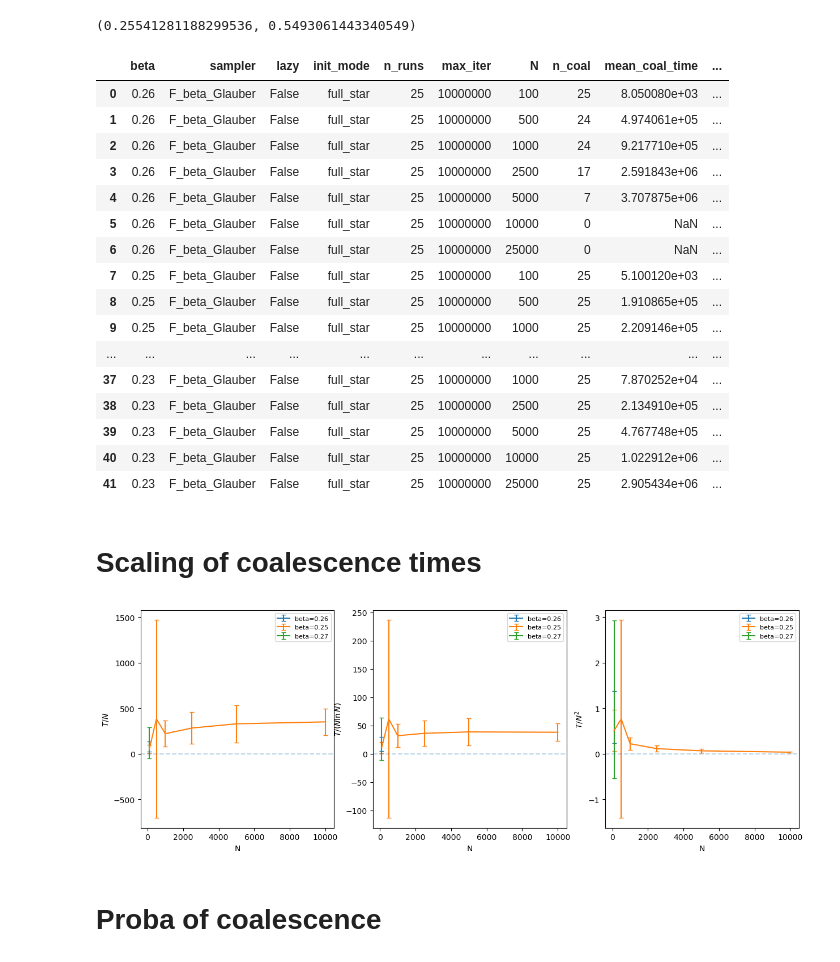
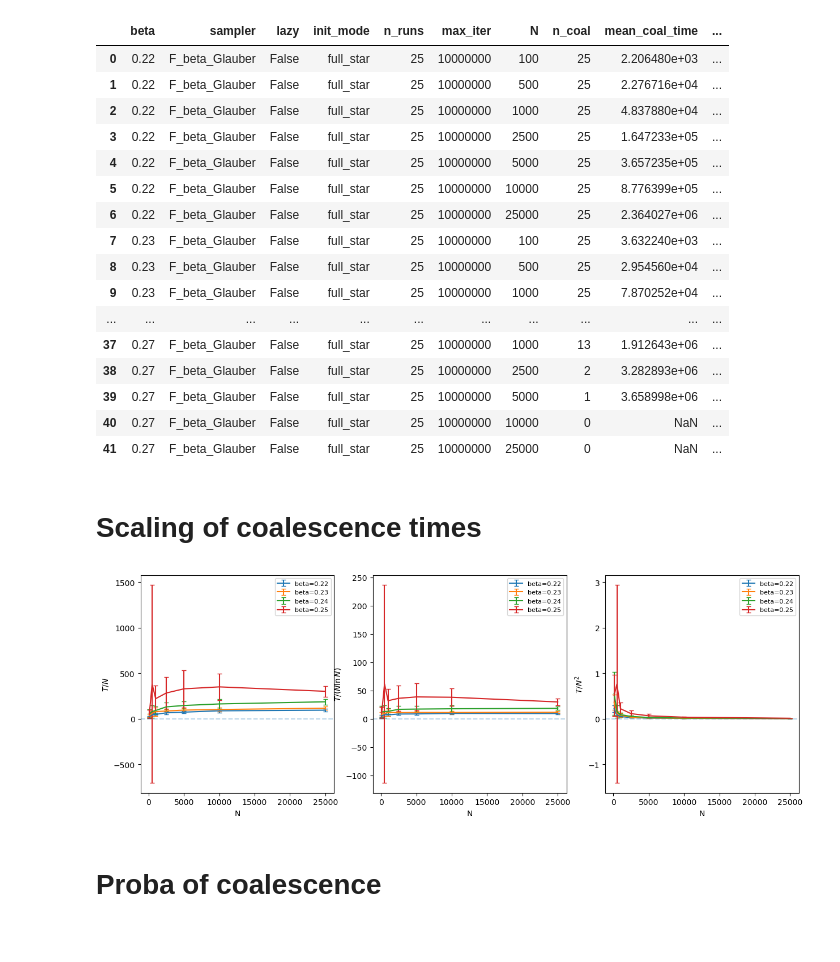
Before and after one commit to LouiseBudzynski/Bounding_Chain_Disordered_Ising_Models, a Jupyter notebook: notebooks/read_coal_time.ipynb, the cells around one changed output. Drawn from its saved outputs; the diff is of its cells as text; code cells hidden in the pictures.

Commit message:
coal time and star state evolution

```diff
--- a/notebooks/read_coal_time.ipynb
+++ b/notebooks/read_coal_time.ipynb
@@ -4,73 +4,70 @@ sys.path.append('../scripts')
 from utils.cftp_func import *
 import glob
 # %%
+graph_type = 'ER'
+coup_type = 'ising'
 d = 4
-beta_SG = np.arctanh(np.sqrt(1/d))
-beta_uni = np.arctanh(1/d)
-beta_uni, beta_SG
-# %% [output]
-(0.25541281188299536, 0.5493061443340549)
 # %%
-dfs = [pd.read_csv(f) for f in glob.glob('../results/tmp/coal_time_ER_ising_d4_beta*.csv')]
+dfs = [pd.read_csv(f) for f in glob.glob(f'../results/coal_time_{graph_type}_{coup_type}_d{d}_beta*.csv')]
 df = pd.concat(dfs, ignore_index=True)
 df
 # %% [output]
 |  | beta | sampler | lazy | init_mode | n_runs | max_iter | N | n_coal | mean_coal_time | ... |
-| 0 | 0.26 | F_beta_Glauber | False | full_star | 25 | 10000000 | 100 | 25 | 8.050080e+03 | ... |
-| 1 | 0.26 | F_beta_Glauber | False | full_star | 25 | 10000000 | 500 | 24 | 4.974061e+05 | ... |
-| 2 | 0.26 | F_beta_Glauber | False | full_star | 25 | 10000000 | 1000 | 24 | 9.217710e+05 | ... |
-| 3 | 0.26 | F_beta_Glauber | False | full_star | 25 | 10000000 | 2500 | 17 | 2.591843e+06 | ... |
-| 4 | 0.26 | F_beta_Glauber | False | full_star | 25 | 10000000 | 5000 | 7 | 3.707875e+06 | ... |
-| 5 | 0.26 | F_beta_Glauber | False | full_star | 25 | 10000000 | 10000 | 0 | NaN | ... |
-| 6 | 0.26 | F_beta_Glauber | False | full_star | 25 | 10000000 | 25000 | 0 | NaN | ... |
-| 7 | 0.25 | F_beta_Glauber | False | full_star | 25 | 10000000 | 100 | 25 | 5.100120e+03 | ... |
-| 8 | 0.25 | F_beta_Glauber | False | full_star | 25 | 10000000 | 500 | 25 | 1.910865e+05 | ... |
-| 9 | 0.25 | F_beta_Glauber | False | full_star | 25 | 10000000 | 1000 | 25 | 2.209146e+05 | ... |
+| 0 | 0.22 | F_beta_Glauber | False | full_star | 25 | 10000000 | 100 | 25 | 2.206480e+03 | ... |
+| 1 | 0.22 | F_beta_Glauber | False | full_star | 25 | 10000000 | 500 | 25 | 2.276716e+04 | ... |
+| 2 | 0.22 | F_beta_Glauber | False | full_star | 25 | 10000000 | 1000 | 25 | 4.837880e+04 | ... |
+| 3 | 0.22 | F_beta_Glauber | False | full_star | 25 | 10000000 | 2500 | 25 | 1.647233e+05 | ... |
+| 4 | 0.22 | F_beta_Glauber | False | full_star | 25 | 10000000 | 5000 | 25 | 3.657235e+05 | ... |
+| 5 | 0.22 | F_beta_Glauber | False | full_star | 25 | 10000000 | 10000 | 25 | 8.776399e+05 | ... |
+| 6 | 0.22 | F_beta_Glauber | False | full_star | 25 | 10000000 | 25000 | 25 | 2.364027e+06 | ... |
+| 7 | 0.23 | F_beta_Glauber | False | full_star | 25 | 10000000 | 100 | 25 | 3.632240e+03 | ... |
+| 8 | 0.23 | F_beta_Glauber | False | full_star | 25 | 10000000 | 500 | 25 | 2.954560e+04 | ... |
+| 9 | 0.23 | F_beta_Glauber | False | full_star | 25 | 10000000 | 1000 | 25 | 7.870252e+04 | ... |
 | ... | ... | ... | ... | ... | ... | ... | ... | ... | ... | ... |
-| 37 | 0.23 | F_beta_Glauber | False | full_star | 25 | 10000000 | 1000 | 25 | 7.870252e+04 | ... |
-| 38 | 0.23 | F_beta_Glauber | False | full_star | 25 | 10000000 | 2500 | 25 | 2.134910e+05 | ... |
-| 39 | 0.23 | F_beta_Glauber | False | full_star | 25 | 10000000 | 5000 | 25 | 4.767748e+05 | ... |
-| 40 | 0.23 | F_beta_Glauber | False | full_star | 25 | 10000000 | 10000 | 25 | 1.022912e+06 | ... |
-| 41 | 0.23 | F_beta_Glauber | False | full_star | 25 | 10000000 | 25000 | 25 | 2.905434e+06 | ... |
+| 37 | 0.27 | F_beta_Glauber | False | full_star | 25 | 10000000 | 1000 | 13 | 1.912643e+06 | ... |
+| 38 | 0.27 | F_beta_Glauber | False | full_star | 25 | 10000000 | 2500 | 2 | 3.282893e+06 | ... |
+| 39 | 0.27 | F_beta_Glauber | False | full_star | 25 | 10000000 | 5000 | 1 | 3.658998e+06 | ... |
+| 40 | 0.27 | F_beta_Glauber | False | full_star | 25 | 10000000 | 10000 | 0 | NaN | ... |
+| 41 | 0.27 | F_beta_Glauber | False | full_star | 25 | 10000000 | 25000 | 0 | NaN | ... |
 # %% [markdown]
 # Scaling of coalescence times
 # %%
 mask = (
     (df['sampler'] == 'F_beta_Glauber') &
     (df['lazy'] == False) &
-    (df['n_coal'] == df['n_runs']) &
+#    (df['n_coal'] == df['n_runs']) &
     (df['init_mode'] == 'full_star')
 )
 df_filtered = df[mask]
 
 fig, axes = plt.subplots(1, 3, figsize=(15, 5))
 scalings = {
     r'$T / N$': (lambda N, T: T / N,
                  lambda N, T, sT: sT / N),
     r'$T / (N \ln N)$': (lambda N, T: T / (N * np.log(N)),
                           lambda N, T, sT: sT / (N * np.log(N))),
     r'$T / N^2$': (lambda N, T: T / N**2,
                    lambda N, T, sT: sT / N**2),
 }
 
-betas_to_exclude = [0.23, 0.24, 0.22]
+betas_to_exclude = [0.26, 0.27]
 for ax, (label, (scaling_fn, err_fn)) in zip(axes, scalings.items()):
     for beta in df_filtered['beta'].unique():
         if beta in betas_to_exclude:
             continue
         sub_df = df_filtered[df_filtered['beta'] == beta].sort_values('N')
         N = sub_df['N'].values
         T = sub_df['mean_coal_time'].values
         sT = sub_df['std_coal_time'].values
         ax.errorbar(N, scaling_fn(N, T), yerr=err_fn(N, T, sT),
                     label=f'beta={beta:.2f}', capsize=3)
     ax.axhline(0, linestyle='--', alpha=0.3)
     ax.set_xlabel('N')
     ax.set_ylabel(label)
     ax.legend(fontsize=8)
 plt.show()
 # %% [output]
-[figure, old version]
+[figure, new version]
 # %% [markdown]
 # Proba of coalescence
 # %%
```
Also changed, not shown: parts of 1 cell of this notebook, 8 other files.
